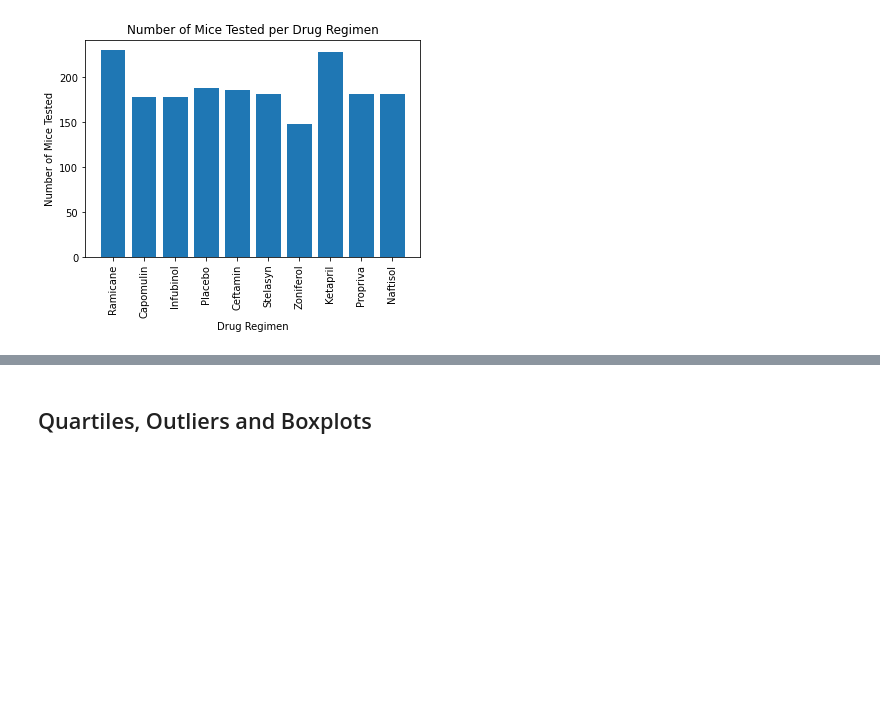
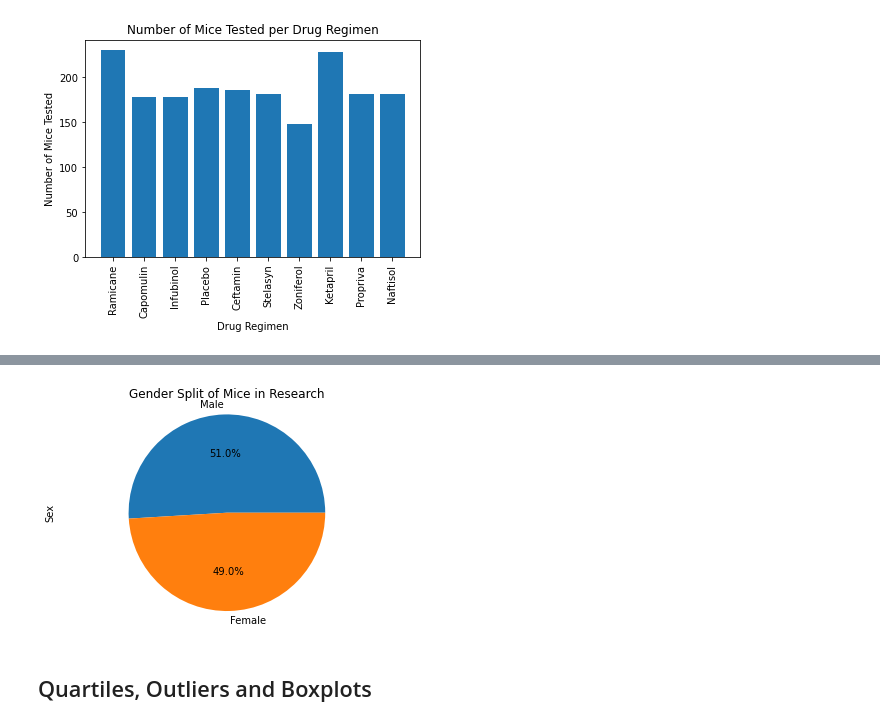
Before and after one commit to TheEvilSombrero/Module-5-Challenge, a Jupyter notebook: pymaceuticals_starter-Copy1.ipynb, the cells around one changed output, grey strips where cells are left out. Cells and saved outputs as stored; diff of their text form; code cells hidden in the pictures; blank space fills up the shorter version.

```diff
--- a/pymaceuticals_starter-Copy1.ipynb
+++ b/pymaceuticals_starter-Copy1.ipynb
@@ -186,3 +177,16 @@ plt.show()
+# %%
+# Generate a pie plot showing the distribution of female versus male mice using pyplot
+pie0 = clean_mouse_df.groupby("Sex").count()["Mouse ID"]
+labels = ["Male", "Female"]
+sizes = [pie0["Male"], pie0["Female"]]
+
+plt.pie(sizes, labels=labels, autopct="%1.1f%%")
+plt.title("Gender Split of Mice in Research")
+plt.axis("equal")
+plt.ylabel("Sex")
+plt.show()
+# %% [output]
+[figure, added]
 # %% [markdown]
 ## Quartiles, Outliers and Boxplots
 # %%
```
Also changed, not shown: parts of 3 cells of this notebook.
